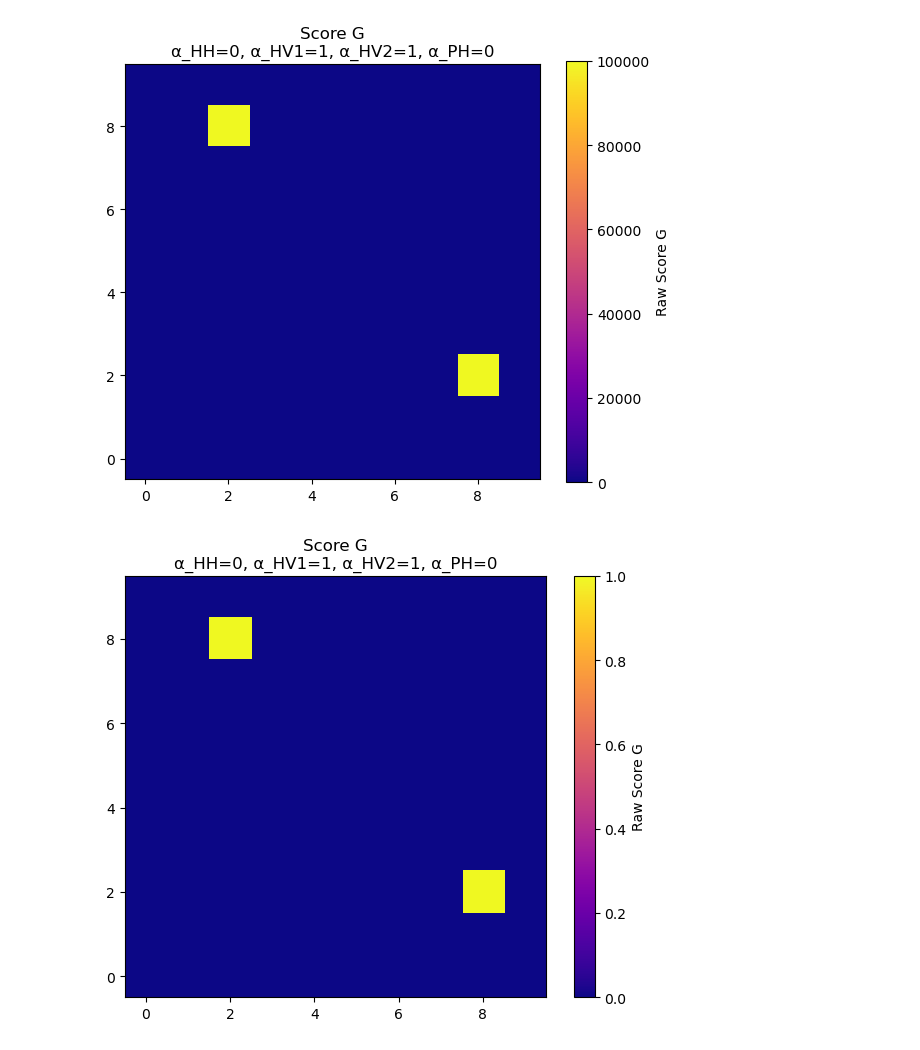
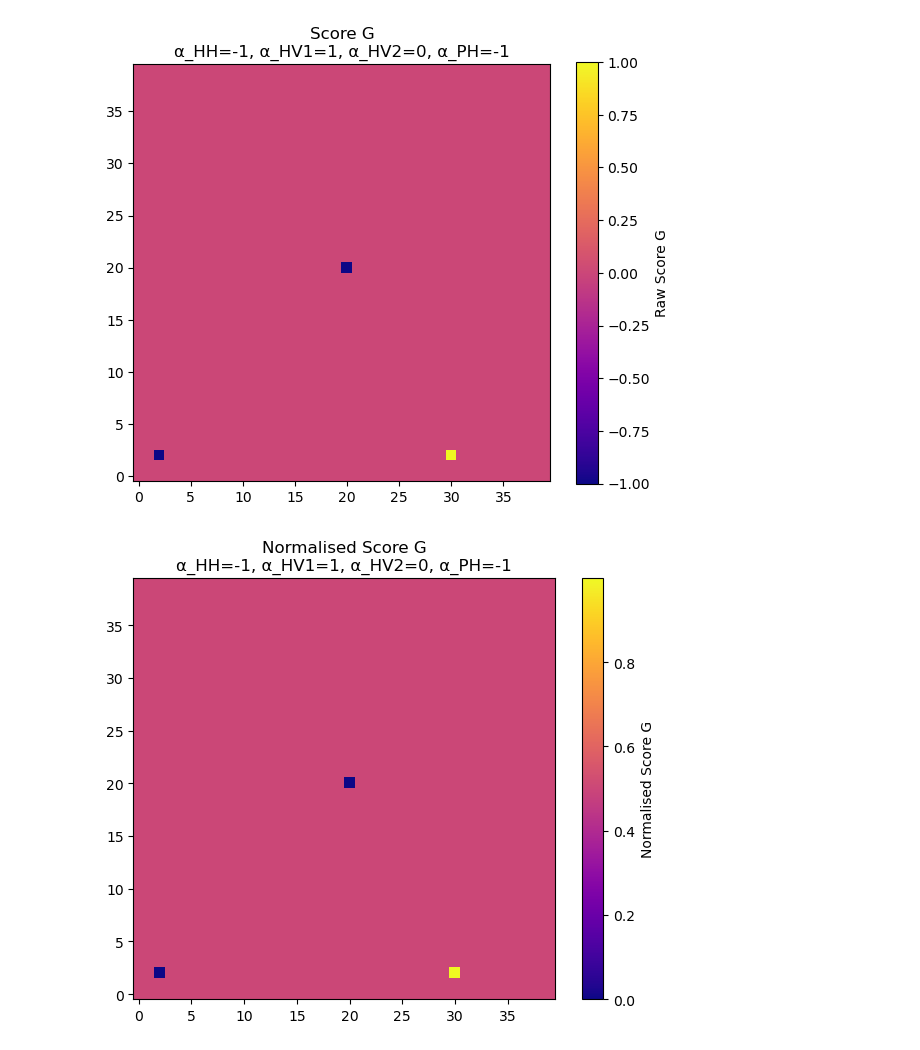
Before and after one commit to RachelDbrg/Chp2, a Jupyter notebook: diffusion_function_test.ipynb, the cells around one changed output. Cells and saved outputs as stored; diff of their text form; code cells hidden in the pictures.

```diff
--- a/diffusion_function_test.ipynb
+++ b/diffusion_function_test.ipynb
@@ -124,34 +152,50 @@ import pandas
 
 import matplotlib.pyplot as plt
 import numpy as np
-from spatial_parms import initialize_spatial_parms
-from parameters_animals import initialize_animal_parms
-from parameters_vegetation import initialize_veg_parms
-from initial_distribution import initial_sp_distribution
-from Diffusion_parameters import initialize_diffusion_parms
-from intermediate import log_intermediates
 
-Nx, Ny, dx, dy, dt, Nt, Lx, Ly = initialize_spatial_parms()
-V1, V2, H1, H2, P, k_V1, k_V2, mask_V2, mask_V1 = initial_sp_distribution(Nx, Ny)
-V2_croiss, V1_croiss, k_V2_val, k_V1_norm, k_V2_max = initialize_veg_parms()
-rho_H1, a_H2, a_H1, h_V2H2, e_V1, e_V2, h_V1H1, h_V2H1, h_V1H2, mu_H2, mu_H1, epsi_AJ, chi_H2, chi_H1, a_PH2, a_PH1, h_PH1, h_PH2, mu_P, phi_P, h_P, chi_P, epsi_H1H2, gamma_H1H2, I_H1, I_H2 = initialize_animal_parms(k_V2_max, k_V1_norm, k_V2_max)
-sigma_H1, sigma_H2, sigma_P, eta_H1, eta_H2, eta_P, alpha_H2H2, alpha_H1H1, alpha_PP, alpha_H2V1, alpha_H2V2, alpha_H1V2, alpha_H1V1, alpha_PH2, alpha_PH1 = initialize_diffusion_parms()
+from import_inital_parms import initialize_simulation
+model_data = initialize_simulation()
+
+Nx, Ny, dx, dy, dt, Nt, Lx, Ly = model_data["spatial"]
+V2_croiss, V1_croiss, k_V2_val, k_V1_norm, k_V2_max = model_data["vegetation"]
+V1, V2, H1, H2, P, k_V1, k_V2, mask_V2, mask_V1 = model_data["initial_fields"]
+a_H2, a_H1, h_V2H2, e_V1, e_V2, h_V1H1, h_V2H1, h_V1H2, mu_H2, mu_H1, epsi_AJ, chi_H2, chi_H1, a_PH2, a_PH1, h_PH1, h_PH2, mu_P, phi_P, h_P, chi_P, epsi_H1H2, gamma_H1H2, I_H1, I_H2 = model_data["animal_params"]
+sigma_H2, sigma_P, alpha_H2H2, alpha_H1H1, alpha_PP, alpha_H2V1, alpha_H2V2, alpha_H1V2, alpha_H1V1, alpha_PH2, alpha_PH1 = model_data["diffusion_params"]
+params = model_data["seasonal_functions"]
+
+from Landscape_disturbances_mask import create_barrier_mask
+import matplotlib.pyplot as plt
+
+barrier_mask = create_barrier_mask((Nx, Ny), orientation='vertical', thickness=0, position='center')
+# Put thickness to 0 to get ride of the barrier
+
+from plot_distribution import plot_initial_species_distribution
+from plot_distribution import plot_species_distribution
+
+from datetime import datetime
+timestamp = datetime.now().strftime("%Y-%m-%d_%H-%M")
+
+plot_initial_species_distribution(
+    V1, V2, H1, H2, P,
+    k_V1, k_V2, barrier_mask,
+    Lx, Ly, timestamp,
+    plot_species_distribution_fn=plot_species_distribution
+)
 
 
+from diffusion_fct import diff_eq
 
 # Explicit alpha combinations to test
 alpha_combinations = [
-    {'alpha_HH': 0, 'alpha_HV1': 1, 'alpha_HV2': 1, 'alpha_PH': 0},
-    {'alpha_HH': -1, 'alpha_HV1': 0, 'alpha_HV2': 0, 'alpha_PH': -10},
-    {'alpha_HH': 0, 'alpha_HV1': 1, 'alpha_HV2': 1, 'alpha_PH': 0},
+    {'alpha_HH': -1, 'alpha_HV1': 1, 'alpha_HV2': 0, 'alpha_PH': -1}
     ]
 
-H = P
+H = H1
 
 results = []
 
 for alpha_set in alpha_combinations:
-    div, score_G, norm_score, Dm = diff_eq(
+    div, score_G, norm_score, Dm, diffusion_term, flux_x, flux_y = diff_eq(
         H, V1, V2, P, dx=1.0, dy=1.0, sigma_H=1, eta_H=65,
         alpha_HH=alpha_set['alpha_HH'],
         alpha_HV1=alpha_set['alpha_HV1'],
@@ -160,34 +204,34 @@ for alpha_set in alpha_combinations:
     )
 
     results.append({
         **alpha_set,
         'score_G_mean': np.mean(norm_score),
         'score_G_std': np.std(norm_score),
         'score_G_min': np.min(norm_score),
         'score_G_max': np.max(norm_score)
     })
 
 
     plt.figure(figsize=(6, 5))
     plt.imshow(score_G, origin='lower', cmap='plasma')
     plt.colorbar(label='Raw Score G')
     plt.title(f"Score G\nα_HH={alpha_set['alpha_HH']}, α_HV1={alpha_set['alpha_HV1']}, α_HV2={alpha_set['alpha_HV2']}, α_PH={alpha_set['alpha_PH']}")
     plt.tight_layout()
     plt.show()
 
     plt.figure(figsize=(6, 5))
     plt.imshow(norm_score, origin='lower', cmap='plasma')
-    plt.colorbar(label='Raw Score G')
-    plt.title(f"Score G\nα_HH={alpha_set['alpha_HH']}, α_HV1={alpha_set['alpha_HV1']}, α_HV2={alpha_set['alpha_HV2']}, α_PH={alpha_set['alpha_PH']}")
+    plt.colorbar(label='Normalised Score G')
+    plt.title(f"Normalised Score G\nα_HH={alpha_set['alpha_HH']}, α_HV1={alpha_set['alpha_HV1']}, α_HV2={alpha_set['alpha_HV2']}, α_PH={alpha_set['alpha_PH']}")
     plt.tight_layout()
     plt.show()
 
     plt.figure(figsize=(6, 5))
     plt.imshow(Dm, origin='lower', cmap='plasma')
     plt.colorbar(label='Diff')
     plt.title(f"Diff G\nα_HH={alpha_set['alpha_HH']}, α_HV1={alpha_set['alpha_HV1']}, α_HV2={alpha_set['alpha_HV2']}, α_PH={alpha_set['alpha_PH']}")
     plt.tight_layout()
     plt.show()
 # %% [output]
-[figure, old version]
+[figure, new version]
-[figure, old version]
+[figure, new version]
```
Also changed, not shown: parts of 3 cells of this notebook.
